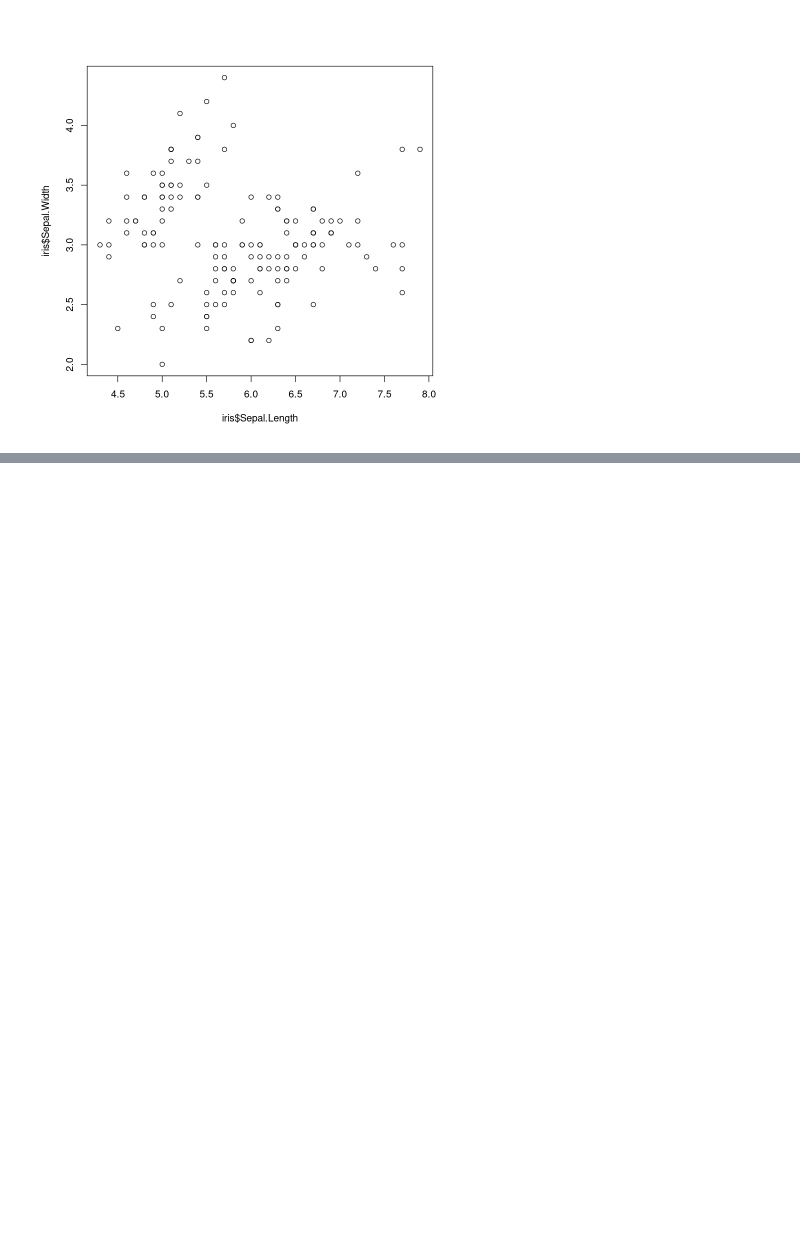
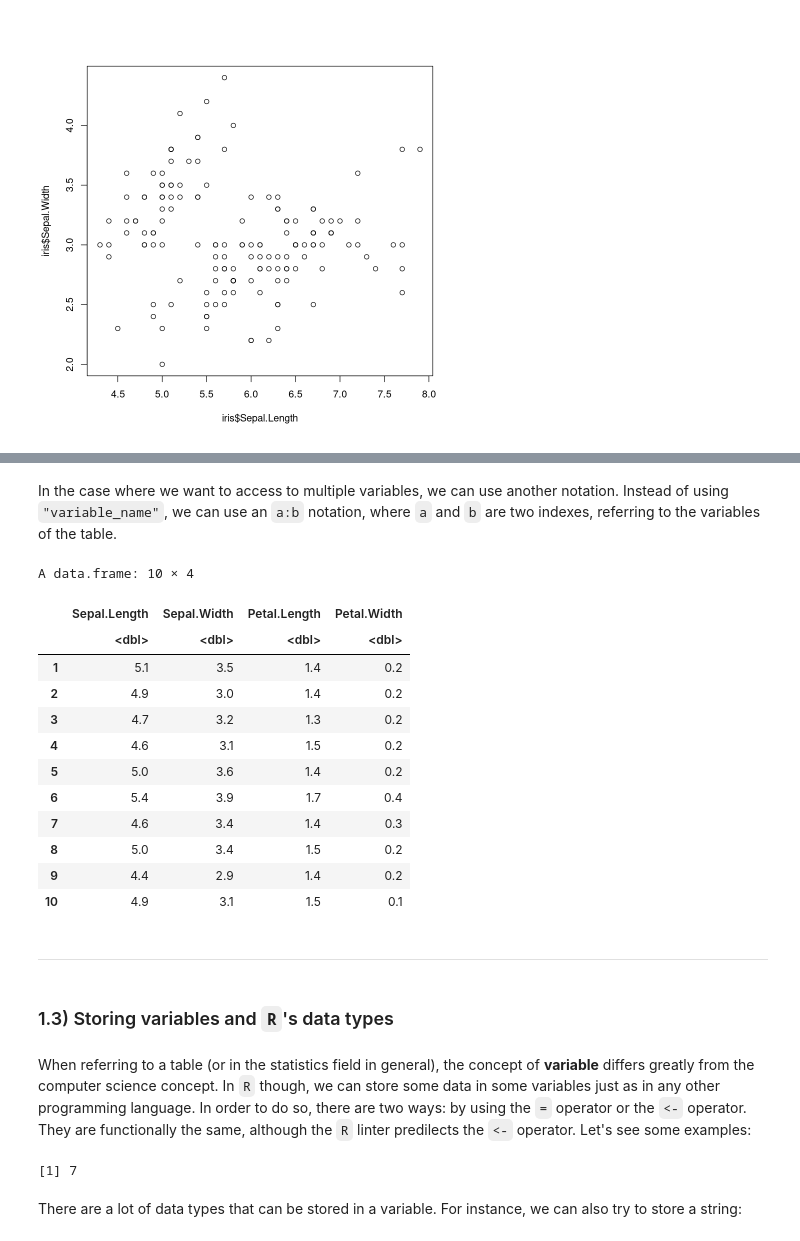
Before and after one commit to ElBi21/R-All-Over-It, a Jupyter notebook: 01_beginning.ipynb, the cells around one changed output, grey strips where cells are left out. Drawn from its saved outputs; the diff is of its cells as text; code cells hidden in the pictures; blank space fills up the shorter version.

```diff
--- a/01_beginning.ipynb
+++ b/01_beginning.ipynb
@@ -133,0 +162,34 @@ where:
+# %% [markdown]
+In the case where we want to access to multiple variables, we can use another notation. Instead of using `"variable_name"`, we can use an `a:b` notation, where `a` and `b` are two indexes, referring to the variables of the table.
+# %%
+iris[1:10, 1:4]
+# %% [output]
+A data.frame: 10 × 4
+|  | Sepal.Length | Sepal.Width | Petal.Length | Petal.Width |
+|  | <dbl> | <dbl> | <dbl> | <dbl> |
+| 1 | 5.1 | 3.5 | 1.4 | 0.2 |
+| 2 | 4.9 | 3.0 | 1.4 | 0.2 |
+| 3 | 4.7 | 3.2 | 1.3 | 0.2 |
+| 4 | 4.6 | 3.1 | 1.5 | 0.2 |
+| 5 | 5.0 | 3.6 | 1.4 | 0.2 |
+| 6 | 5.4 | 3.9 | 1.7 | 0.4 |
+| 7 | 4.6 | 3.4 | 1.4 | 0.3 |
+| 8 | 5.0 | 3.4 | 1.5 | 0.2 |
+| 9 | 4.4 | 2.9 | 1.4 | 0.2 |
+| 10 | 4.9 | 3.1 | 1.5 | 0.1 |
+# %% [markdown]
+---
+# %% [markdown]
+### 1.3) Storing variables and `R`'s data types
+# %% [markdown]
+When referring to a table (or in the statistics field in general), the concept of **variable** differs greatly from the computer science concept. In `R` though, we can store some data in some variables just as in any other programming language. In order to do so, there are two ways: by using the `=` operator or the `<-` operator. They are functionally the same, although the `R` linter predilects the `<-` operator. Let's see some examples:
+# %%
+num = 7
+num <- 7
+
+# If we call the variable we get
+print(num)
+# %% [output]
+[1] 7
+# %% [markdown]
+There are a lot of data types that can be stored in a variable. For instance, we can also try to store a string:
```
Also changed, not shown: parts of 15 cells of this notebook.
